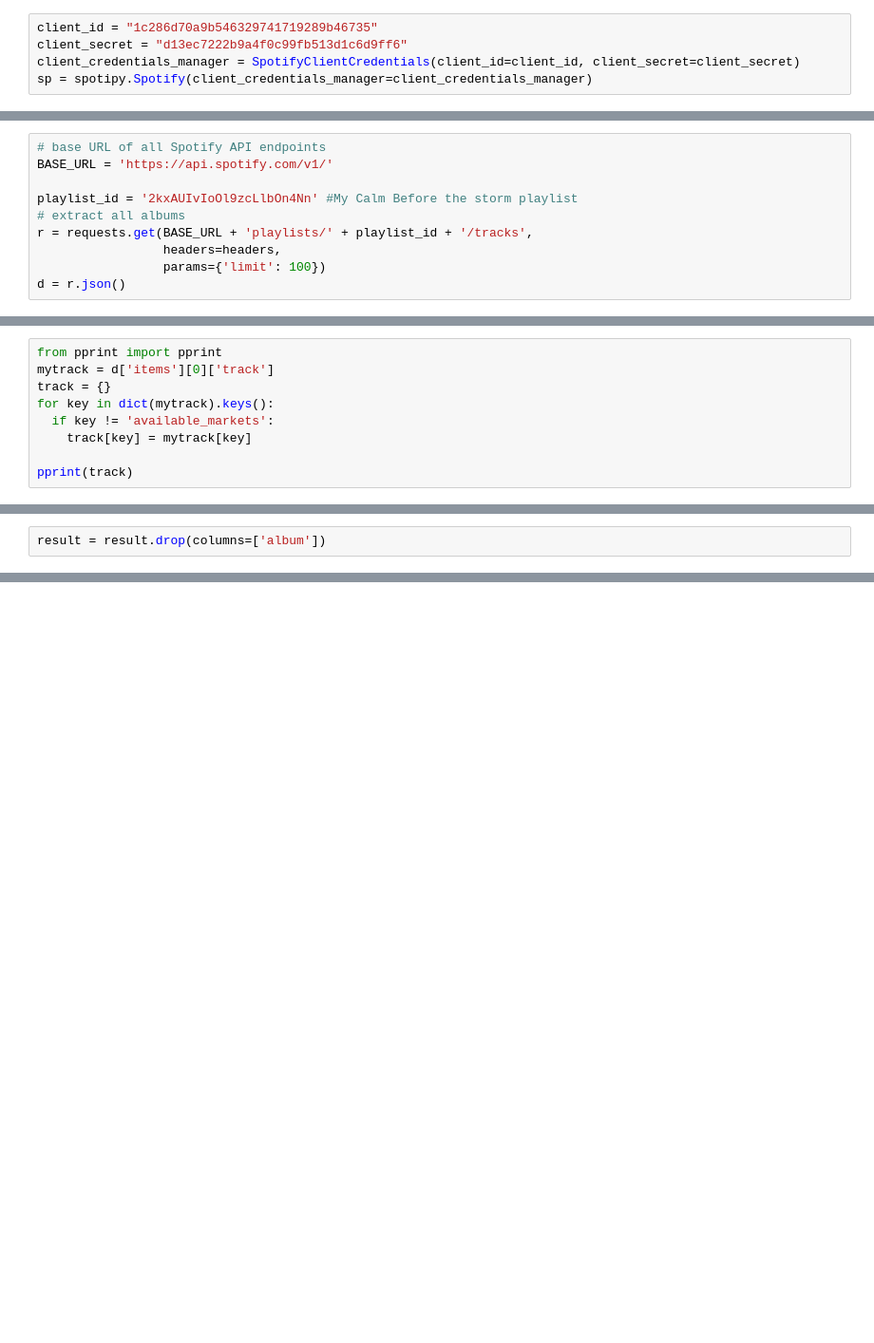
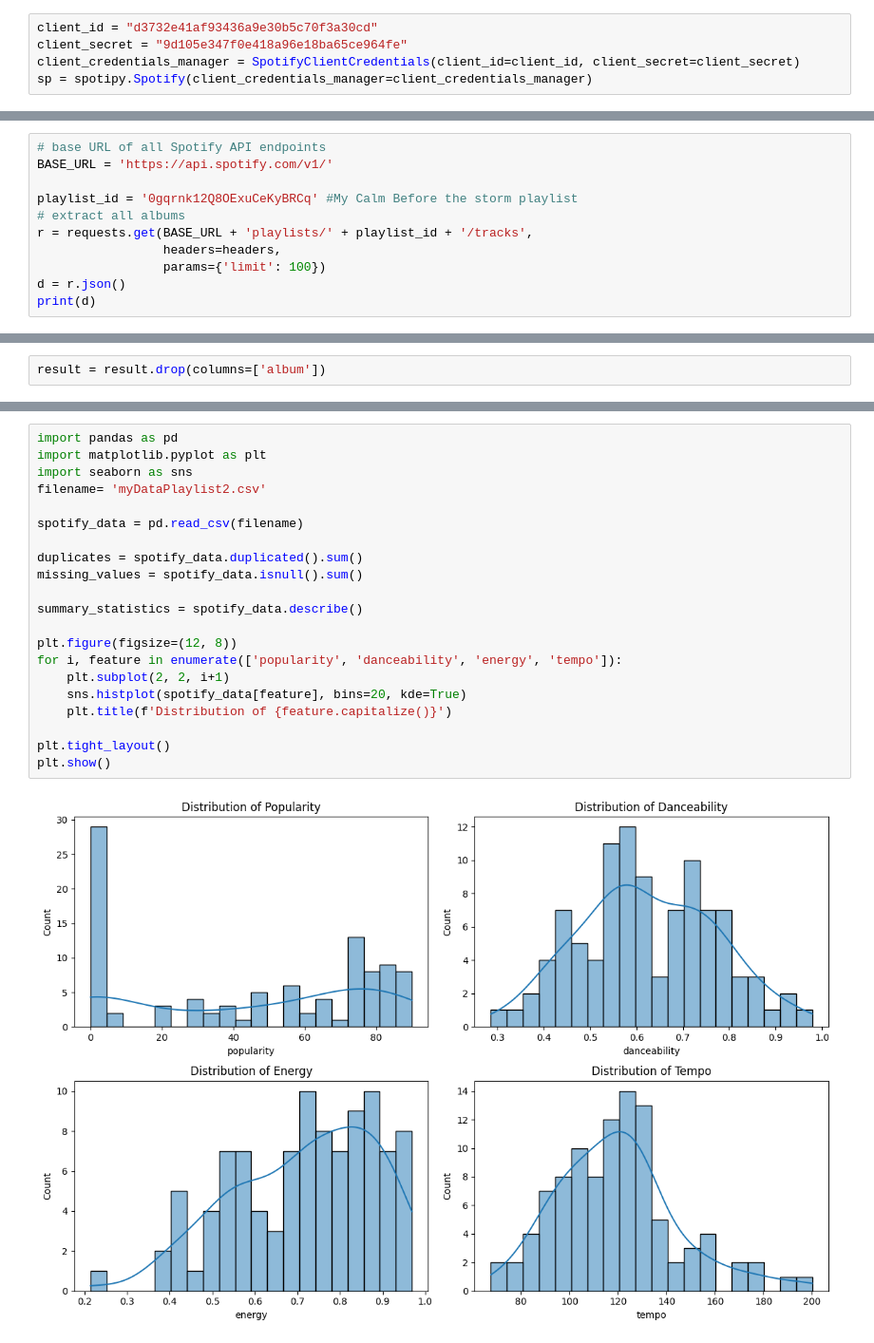
Before and after one commit to elifsugokduman/cs210-project, a Jupyter notebook: spotify.ipynb, the cells around one changed output, grey strips where cells are left out. Shown: that part at 95% size. Cells and saved outputs as stored; diff of their text form; blank space fills up the shorter version.

```diff
--- a/spotify.ipynb
+++ b/spotify.ipynb
@@ -17,8 +25,8 @@ from spotipy.oauth2 import SpotifyClientCredentials
 import requests
 import time
 # %%
-client_id = "1c286d70a9b546329741719289b46735"
-client_secret = "d13ec7222b9a4f0c99fb513d1c6d9ff6"
+client_id = "d3732e41af93436a9e30b5c70f3a30cd"
+client_secret = "9d105e347f0e418a96e18ba65ce964fe"
 client_credentials_manager = SpotifyClientCredentials(client_id=client_id, client_secret=client_secret)
 sp = spotipy.Spotify(client_credentials_manager=client_credentials_manager)
 # %%
@@ -44,9 +52,10 @@ headers = {
 # base URL of all Spotify API endpoints
 BASE_URL = 'https://api.spotify.com/v1/'
 
-playlist_id = '2kxAUIvIoOl9zcLlbOn4Nn' #My Calm Before the storm playlist
+playlist_id = '0gqrnk12Q8OExuCeKyBRCq' #My Calm Before the storm playlist
 # extract all albums
 r = requests.get(BASE_URL + 'playlists/' + playlist_id + '/tracks',
                  headers=headers,
                  params={'limit': 100})
 d = r.json()
+print(d)
@@ -53,9 +63,0 @@ d = r.json()
-# %%
-from pprint import pprint
-mytrack = d['items'][0]['track']
-track = {}
-for key in dict(mytrack).keys():
-  if key != 'available_markets':
-    track[key] = mytrack[key]
-
-pprint(track)
@@ -241,0 +115,23 @@ result.to_csv("myDataPlaylist1.csv", sep = ',')
+# %%
+import pandas as pd
+import matplotlib.pyplot as plt
+import seaborn as sns
+filename= 'myDataPlaylist2.csv'
+
+spotify_data = pd.read_csv(filename)
+
+duplicates = spotify_data.duplicated().sum()
+missing_values = spotify_data.isnull().sum()
+
+summary_statistics = spotify_data.describe()
+
+plt.figure(figsize=(12, 8))
+for i, feature in enumerate(['popularity', 'danceability', 'energy', 'tempo']):
+    plt.subplot(2, 2, i+1)
+    sns.histplot(spotify_data[feature], bins=20, kde=True)
+    plt.title(f'Distribution of {feature.capitalize()}')
+
+plt.tight_layout()
+plt.show()
+# %% [output]
+[figure, added]
```
Also changed, not shown: parts of 25 cells of this notebook, 1 other file.
